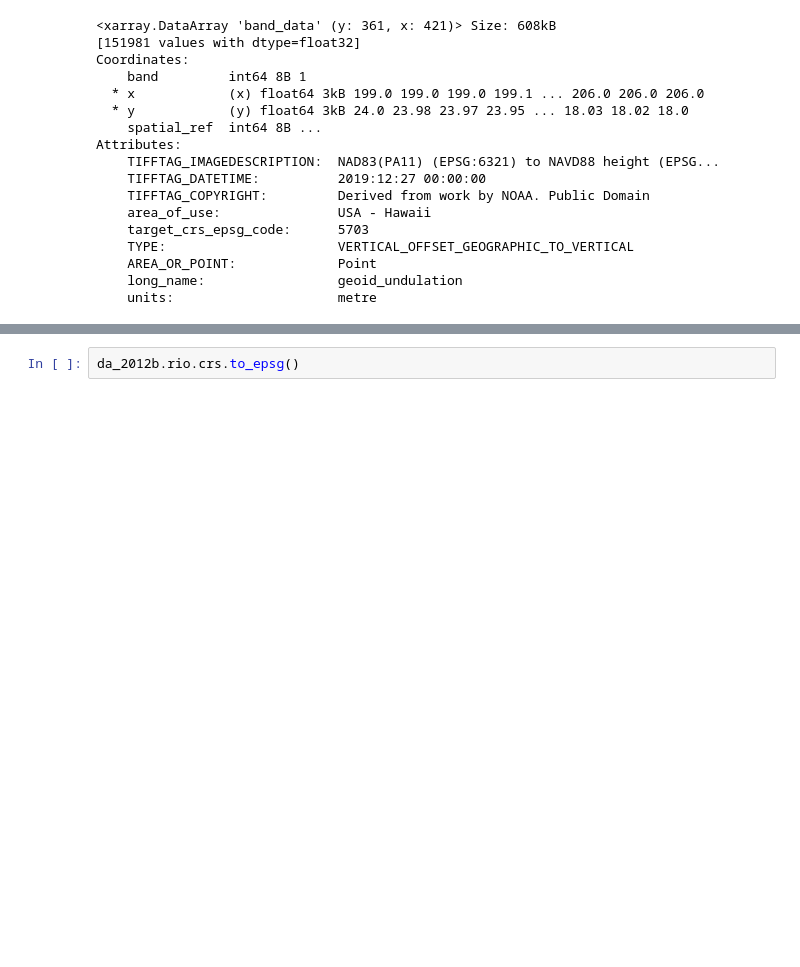
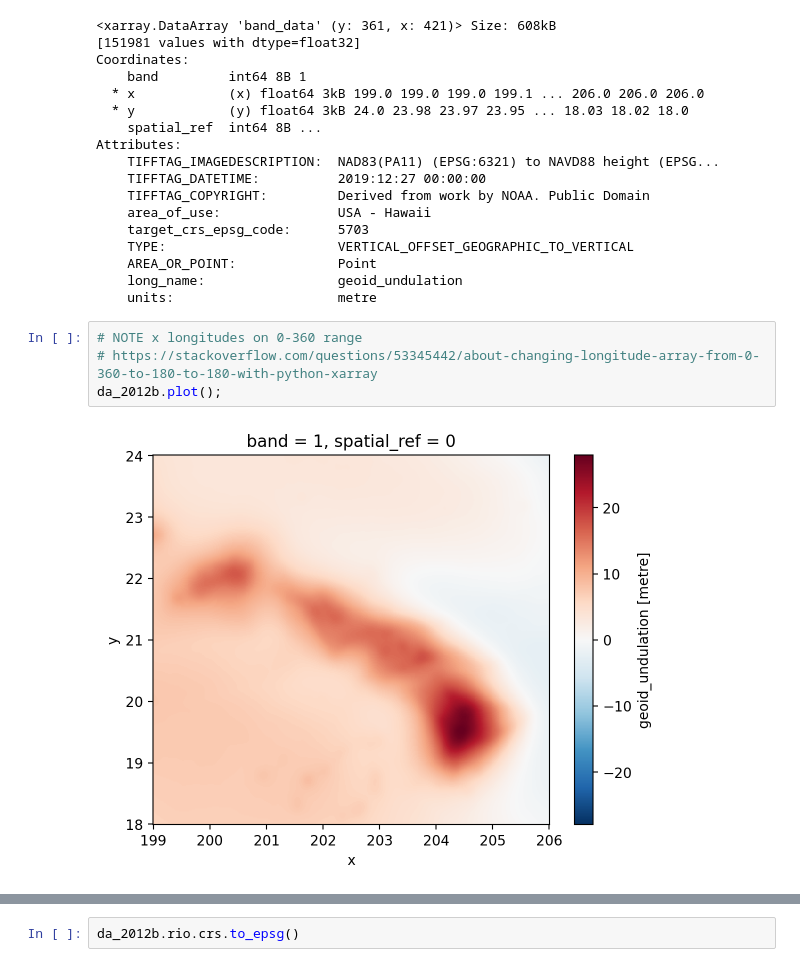
Before and after one commit to uw-cryo/3D_CRS_Transformation_Resources, a Jupyter notebook: hawaii.ipynb, the cells around one changed output, grey strips where cells are left out. Cells and saved outputs as stored; diff of their text form; blank space fills up the shorter version.

```diff
--- a/hawaii.ipynb
+++ b/hawaii.ipynb
@@ -34,3 +36,9 @@ Attributes:
     AREA_OR_POINT:             Point
     long_name:                 geoid_undulation
     units:                     metre
+# %%
+# NOTE x longitudes on 0-360 range
+# https://stackoverflow.com/questions/53345442/about-changing-longitude-array-from-0-360-to-180-to-180-with-python-xarray
+da_2012b.plot();
+# %% [output]
+[figure, added]
```
Also changed, not shown: parts of 7 cells of this notebook.
